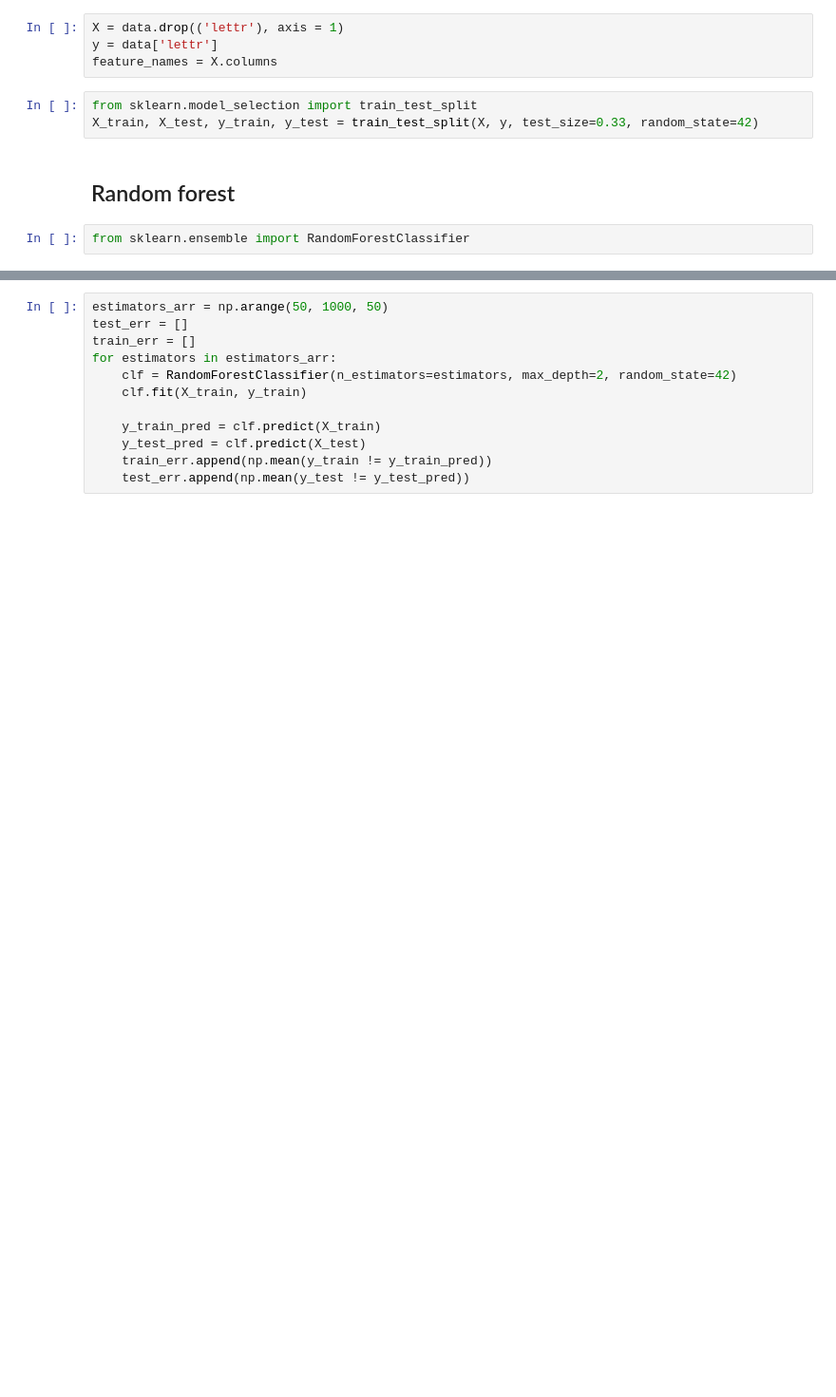
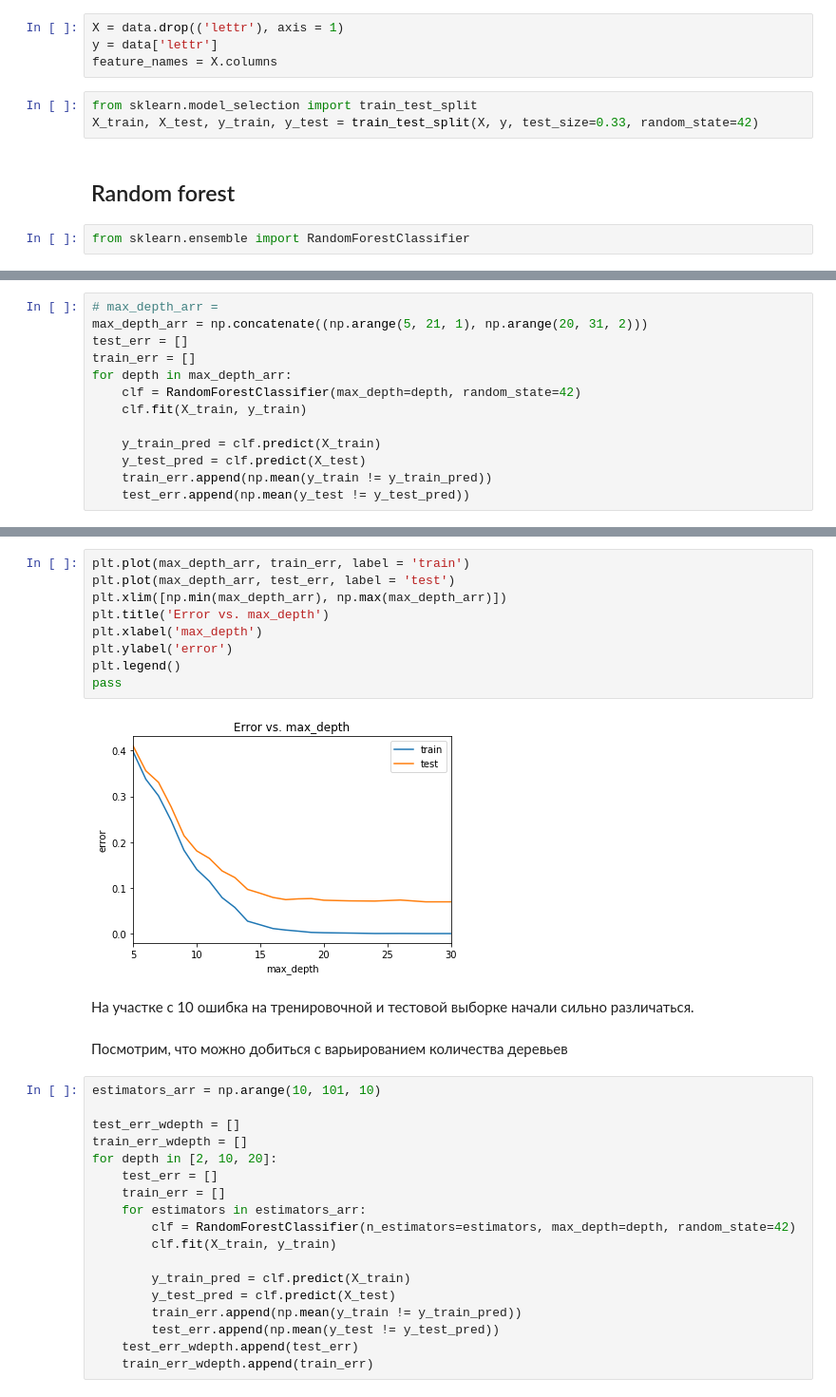
Before and after one commit to Lenferd/Machine-Learning, a Jupyter notebook: L1-dataset_review/letter-recognition-review.ipynb, the cells around one changed output, grey strips where cells are left out. Shown at 95% size. Saved outputs shown, nothing was run; the diff lists cells and outputs as text; blank space fills up the shorter version.

```diff
--- a/L1-dataset_review/letter-recognition-review.ipynb
+++ b/L1-dataset_review/letter-recognition-review.ipynb
@@ -1474,0 +1475,13 @@ Train error: 0.5549667885663109
+# %%
+# max_depth_arr =
+max_depth_arr = np.concatenate((np.arange(5, 21, 1), np.arange(20, 31, 2)))
+test_err = []
+train_err = []
+for depth in max_depth_arr:
+    clf = RandomForestClassifier(max_depth=depth, random_state=42)
+    clf.fit(X_train, y_train)
+
+    y_train_pred = clf.predict(X_train)
+    y_test_pred = clf.predict(X_test)
+    train_err.append(np.mean(y_train != y_train_pred))
+    test_err.append(np.mean(y_test != y_test_pred))
@@ -1475,15 +1496,36 @@ Train error: 0.5549667885663109
+# %%
+plt.plot(max_depth_arr, train_err, label = 'train')
+plt.plot(max_depth_arr, test_err, label = 'test')
+plt.xlim([np.min(max_depth_arr), np.max(max_depth_arr)])
+plt.title('Error vs. max_depth')
+plt.xlabel('max_depth')
+plt.ylabel('error')
+plt.legend()
+pass
+# %% [output]
+[figure, added]
+# %% [markdown]
+На участке с 10 ошибка на тренировочной и тестовой выборке начали сильно различаться.
+# %% [markdown]
+Посмотрим, что можно добиться с варьированием количества деревьев
 # %%
-estimators_arr = np.arange(50, 1000, 50)
-test_err = []
-train_err = []
-for estimators in estimators_arr:
-    clf = RandomForestClassifier(n_estimators=estimators, max_depth=2, random_state=42)
-    clf.fit(X_train, y_train)
+estimators_arr = np.arange(10, 101, 10)
 
-    y_train_pred = clf.predict(X_train)
-    y_test_pred = clf.predict(X_test)
-    train_err.append(np.mean(y_train != y_train_pred))
-    test_err.append(np.mean(y_test != y_test_pred))
+test_err_wdepth = []
+train_err_wdepth = []
+for depth in [2, 10, 20]:
+    test_err = []
+    train_err = []
+    for estimators in estimators_arr:
+        clf = RandomForestClassifier(n_estimators=estimators, max_depth=depth, random_state=42)
+        clf.fit(X_train, y_train)
+
+        y_train_pred = clf.predict(X_train)
+        y_test_pred = clf.predict(X_test)
+        train_err.append(np.mean(y_train != y_train_pred))
+        test_err.append(np.mean(y_test != y_test_pred))
+    test_err_wdepth.append(test_err)
+    train_err_wdepth.append(train_err)
 # %%
 min_train_err = np.min(train_err)
 min_test_err = np.min(test_err)
```
Also changed, not shown: parts of 45 cells of this notebook.
